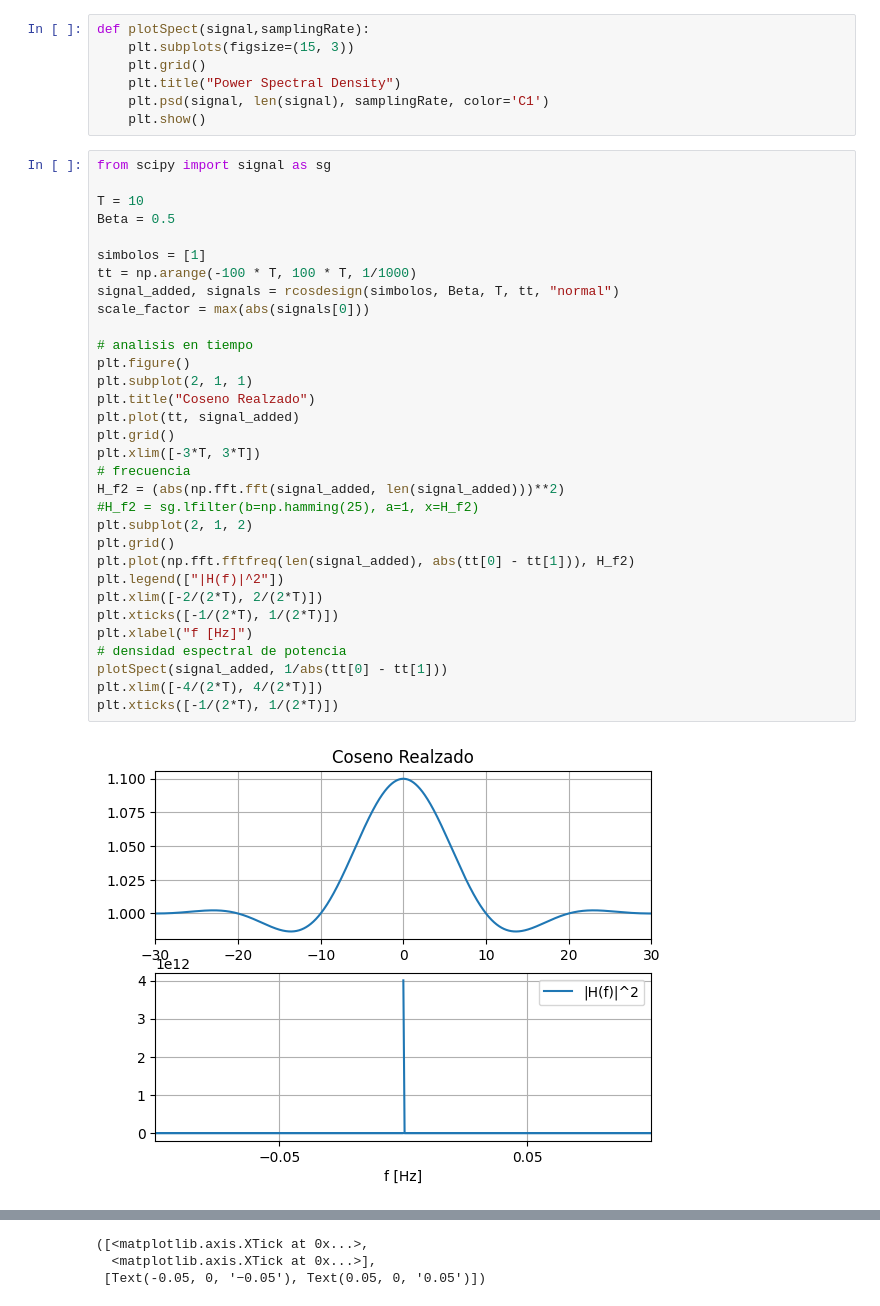
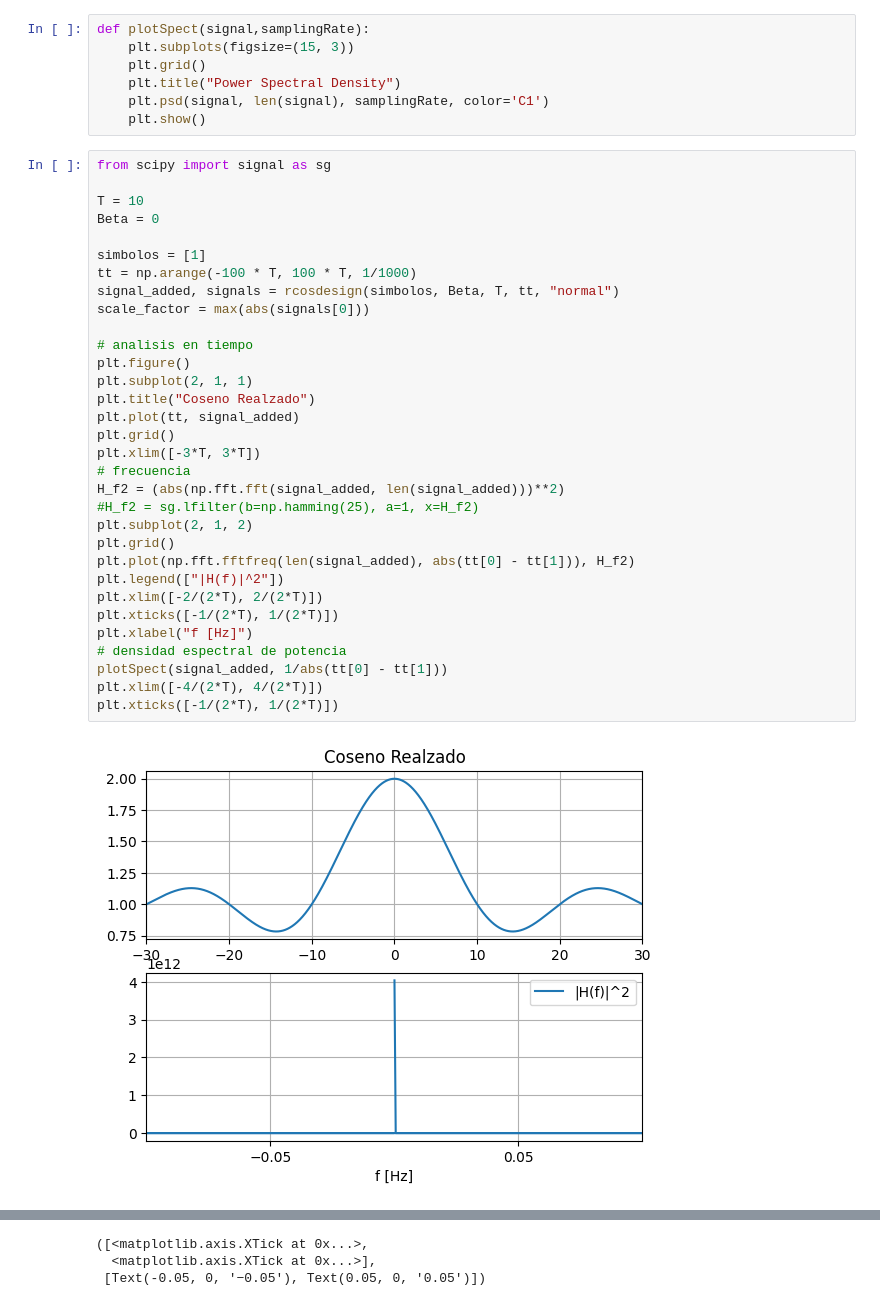
Before and after one commit to joaquin874/ComDig, a Jupyter notebook: cosenorealzado.ipynb, the cells around one changed output, grey strips where cells are left out. Saved outputs shown, nothing was run; the diff lists cells and outputs as text.

```diff
--- a/cosenorealzado.ipynb
+++ b/cosenorealzado.ipynb
@@ -47,36 +48,36 @@ def plotSpect(signal,samplingRate):
 from scipy import signal as sg
 
 T = 10
-Beta = 0.5
+Beta = 0
 
 simbolos = [1]
 tt = np.arange(-100 * T, 100 * T, 1/1000)
 signal_added, signals = rcosdesign(simbolos, Beta, T, tt, "normal")
 scale_factor = max(abs(signals[0]))
 
 # analisis en tiempo
 plt.figure()
 plt.subplot(2, 1, 1)
 plt.title("Coseno Realzado")
 plt.plot(tt, signal_added)
 plt.grid()
 plt.xlim([-3*T, 3*T])
 # frecuencia
 H_f2 = (abs(np.fft.fft(signal_added, len(signal_added)))**2)
 #H_f2 = sg.lfilter(b=np.hamming(25), a=1, x=H_f2)
 plt.subplot(2, 1, 2)
 plt.grid()
 plt.plot(np.fft.fftfreq(len(signal_added), abs(tt[0] - tt[1])), H_f2)
 plt.legend(["|H(f)|^2"])
 plt.xlim([-2/(2*T), 2/(2*T)])
 plt.xticks([-1/(2*T), 1/(2*T)])
 plt.xlabel("f [Hz]")
 # densidad espectral de potencia
 plotSpect(signal_added, 1/abs(tt[0] - tt[1]))
 plt.xlim([-4/(2*T), 4/(2*T)])
 plt.xticks([-1/(2*T), 1/(2*T)])
 # %% [output]
-[figure, old version]
+[figure, new version]
 [figure]
 ([<matplotlib.axis.XTick at 0x...>,
   <matplotlib.axis.XTick at 0x...>],
```
Also changed, not shown: parts of 1 cell of this notebook, 1 other file.
